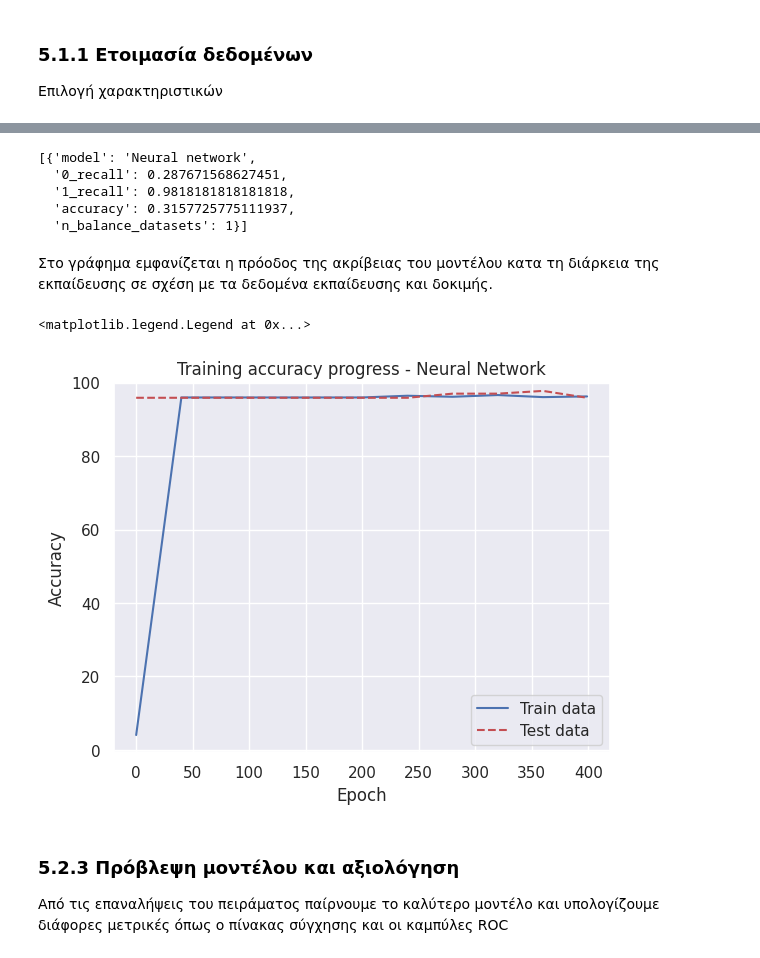
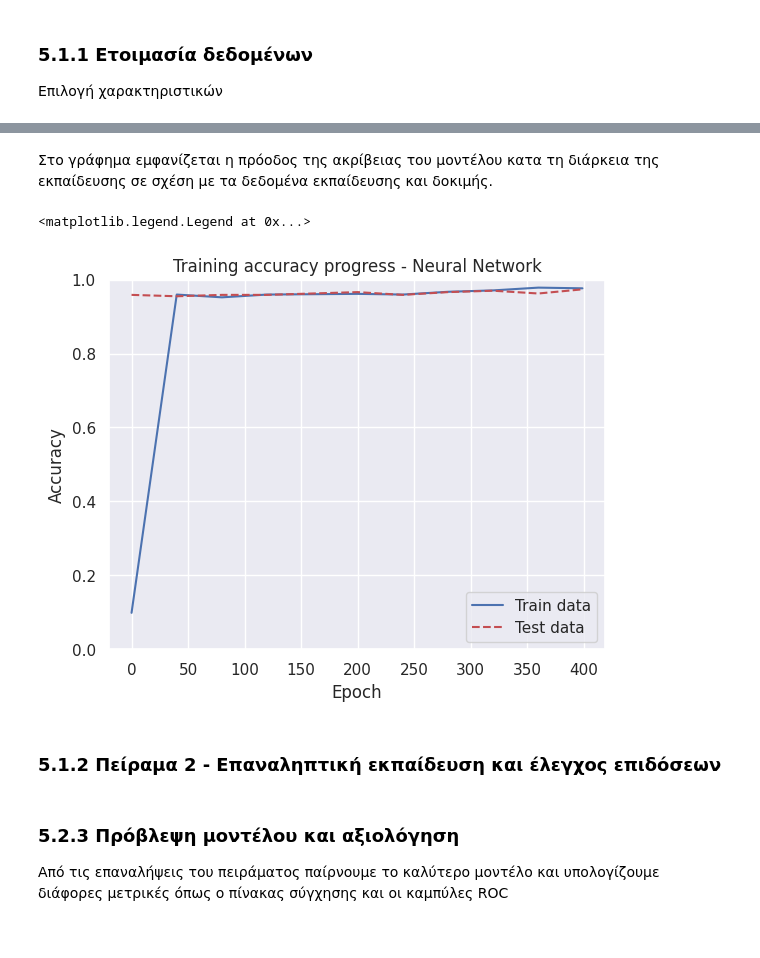
Before and after one commit to AAleksandros/HUA-DIT-Data-mining-project, a Jupyter notebook: project.ipynb, the cells around one changed output, grey strips where cells are left out. Cells and saved outputs as stored; diff of their text form; code cells hidden in the pictures.

```diff
--- a/project.ipynb
+++ b/project.ipynb
@@ -877,7 +822,0 @@ df_nn = df_cl.drop(['film','year','opening_weekend', 'domestic_gross', 'foreign_
-# %%
-X = df_nn.drop(['oscar_winners'], axis=1)
-y = df_nn[['oscar_winners']]
-
-# Create splits
-kf = StratifiedKFold(n_splits=5)
-kf.get_n_splits(X, y)
@@ -888,6 +823 @@ kf.get_n_splits(X, y)
-# %%
-# Accuracy calculator helper function
-def accuracy_fn(y_pred, y_true):
-    correct = torch.eq(y_true, y_pred).sum().item()
-    return (correct / len(y_pred))
 # %% [markdown]
@@ -952,25 +929,21 @@ exp_a_data = [{
-# %%
-exp_a_data
-# %% [output]
-[{'model': 'Neural network',
-  '0_recall': 0.287671568627451,
-  '1_recall': 0.9818181818181818,
-  'accuracy': 0.3157725775111937,
-  'n_balance_datasets': 1}]
 # %% [markdown]
 Στο γράφημα εμφανίζεται η πρόοδος της ακρίβειας του μοντέλου κατα τη διάρκεια της εκπαίδευσης σε σχέση με τα δεδομένα εκπαίδευσης και δοκιμής.
 # %%
+# DEPRECATED
+# left for testing purposes
 # Plot only for first experiment (take averages and plot all experiments?)
-plt.plot([d['epoch'] for d in results_nn[0]['acc_prog']], [d['train_acc'] for d in results_nn[0]['acc_prog']], label='Train data')
+plt.plot([d['epoch'] for d in results_nn[0]['acc_prog']] , [d['train_acc'] for d in results_nn[0]['acc_prog']], label='Train data')
 plt.plot([d['epoch'] for d in results_nn[0]['acc_prog']], [d['test_acc'] for d in results_nn[0]['acc_prog']], 'r--', label='Test data')
 plt.title('Training accuracy progress - Neural Network')
 plt.xlabel('Epoch')
 plt.ylabel('Accuracy')
-plt.ylim(top=100)
+plt.ylim(0,1)
 plt.legend()
 # %% [output]
 <matplotlib.legend.Legend at 0x...>
-[figure, old version]
+[figure, new version]
+# %% [markdown]
+### 5.1.2 Πείραμα 2 - Επαναληπτική εκπαίδευση και έλεγχος επιδόσεων
 # %% [markdown]
 ### 5.2.3 Πρόβλεψη μοντέλου και αξιολόγηση
 Από τις επαναλήψεις του πειράματος παίρνουμε το καλύτερο μοντέλο και υπολογίζουμε διάφορες μετρικές όπως ο πίνακας σύγχησης και οι καμπύλες ROC
```
Also changed, not shown: parts of 18 cells of this notebook, 1 other file.
